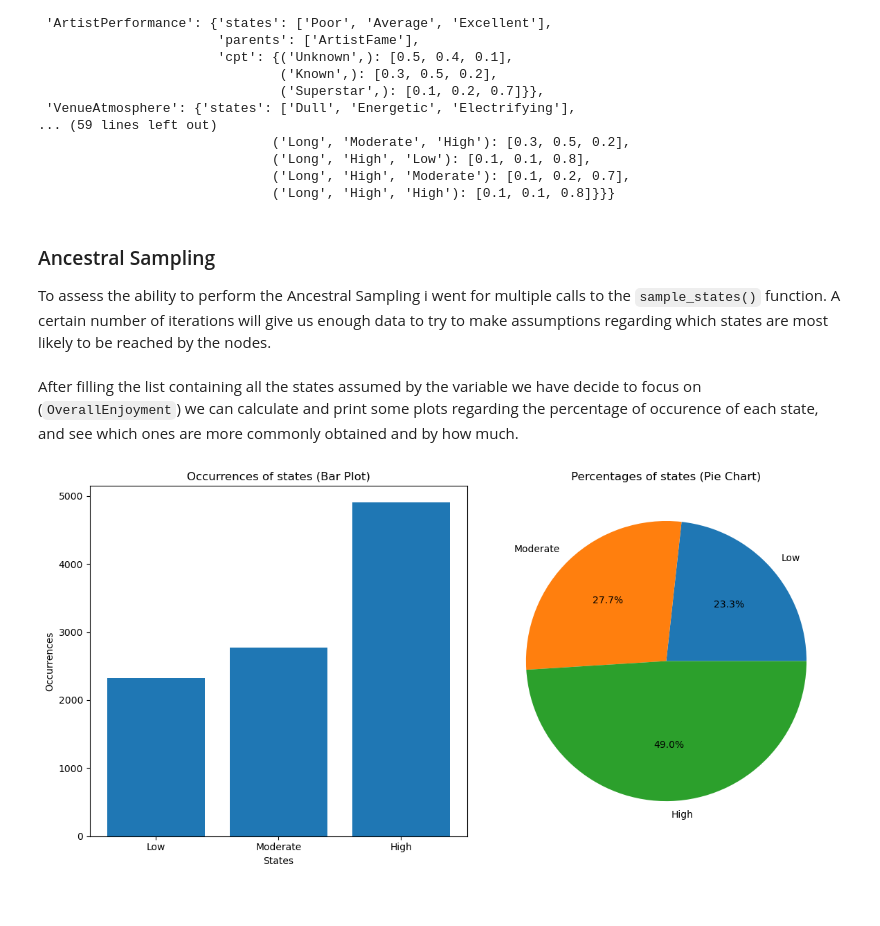
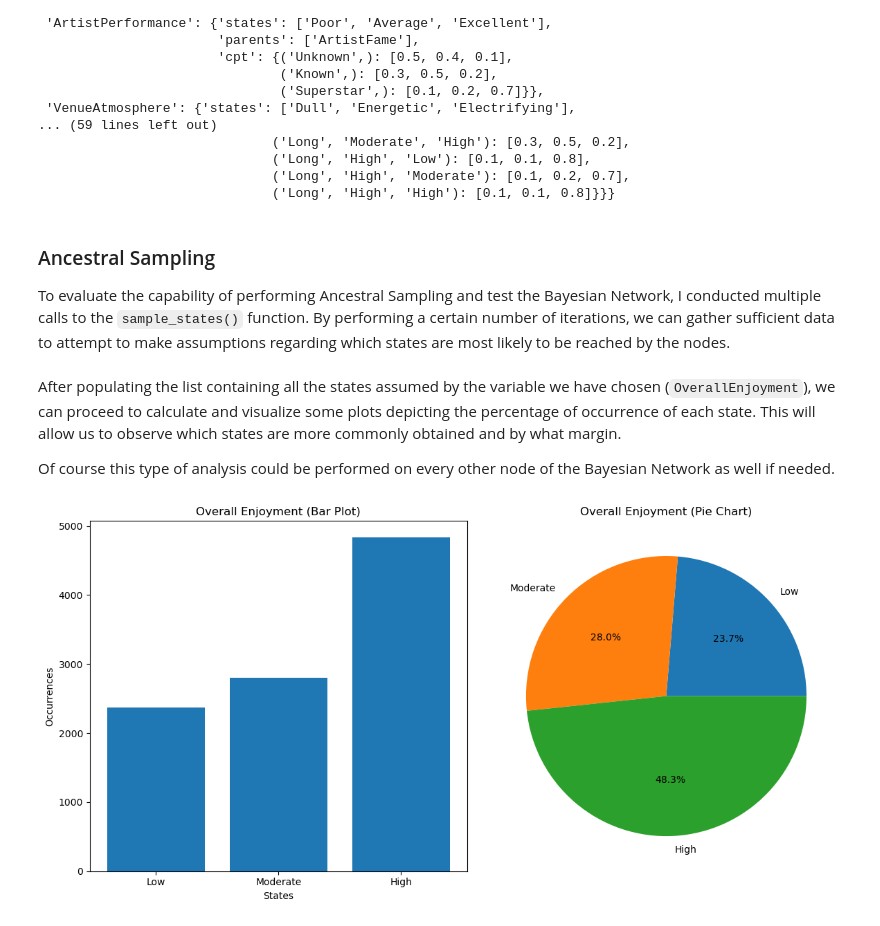
Before and after one commit to davide-marchi/ISPR, a Jupyter notebook: Midterm2_Assignment4/BayesianNetwork.ipynb, the cells around one changed output. Drawn from its saved outputs; the diff is of its cells as text; code cells hidden in the pictures.

```diff
--- a/Midterm2_Assignment4/BayesianNetwork.ipynb
+++ b/Midterm2_Assignment4/BayesianNetwork.ipynb
@@ -293,8 +295,7 @@ pprint.pprint(concert_bn.nodes, sort_dicts=False)
                               ('Long', 'High', 'High'): [0.1, 0.1, 0.8]}}}
 # %% [markdown]
 ### Ancestral Sampling
-To assess the ability to perform the Ancestral Sampling i went for multiple calls to the `sample_states()` function.
-A certain number of iterations will give us enough data to try to make assumptions regarding which states are most likely to be reached by the nodes.
+To evaluate the capability of performing Ancestral Sampling and test the Bayesian Network, I conducted multiple calls to the `sample_states()` function. By performing a certain number of iterations, we can gather sufficient data to attempt to make assumptions regarding which states are most likely to be reached by the nodes.
 # %%
 # Initializing a list that will contain the overall enjoyment of each episode
 OverallEnjoymentList = []
@@ -318,36 +319,38 @@ for i in range(10000):
     # Append the overall enjoyment to the list
     OverallEnjoymentList.append(sampled_states['OverallEnjoyment'])
 # %% [markdown]
-After filling the list containing all the states assumed by the variable we have decide to focus on (`OverallEnjoyment`) we can calculate and print some plots regarding the percentage of occurence of each state, and see which ones are more commonly obtained and by how much.
+After populating the list containing all the states assumed by the variable we have chosen (`OverallEnjoyment`), we can proceed to calculate and visualize some plots depicting the percentage of occurrence of each state. This will allow us to observe which states are more commonly obtained and by what margin.
+
+Of course this type of analysis could be performed on every other node of the Bayesian Network as well if needed.
 # %%
 # Import libraries
 import matplotlib.pyplot as plt
 from collections import Counter
 
-# Count the occurrences of each word
-word_counts = Counter(OverallEnjoymentList)
+# Count the occurrences of each state
+state_counts = Counter(OverallEnjoymentList)
 
-# Define the categories (Low, Moderate, High)
-categories = concert_bn.nodes['OverallEnjoyment']['states']
+# Define the states (Low, Moderate, High)
+states = concert_bn.nodes['OverallEnjoyment']['states']
 
-# Initialize counts for each category
-counts = [word_counts.get(category, 0) for category in categories]
+# Initialize counts for each state
+counts = [state_counts.get(state, 0) for state in states]
 
 # Plotting
 fig, axes = plt.subplots(nrows=1, ncols=2, figsize=(12, 6))
 
 # Bar plot
-axes[0].bar(categories, counts)
+axes[0].bar(states, counts)
 axes[0].set_xlabel('States')
 axes[0].set_ylabel('Occurrences')
-axes[0].set_title('Occurrences of states (Bar Plot)')
+axes[0].set_title('Overall Enjoyment (Bar Plot)')
 
 # Pie chart
-axes[1].pie(counts, labels=categories, autopct='%1.1f%%')
-axes[1].set_title('Percentages of states (Pie Chart)')
+axes[1].pie(counts, labels=states, autopct='%1.1f%%')
+axes[1].set_title('Overall Enjoyment (Pie Chart)')
 
 plt.tight_layout()
 plt.show()
 # %% [output]
-[figure, old version]
+[figure, new version]
 # %% [markdown]
```
Also changed, not shown: parts of 9 cells of this notebook.
